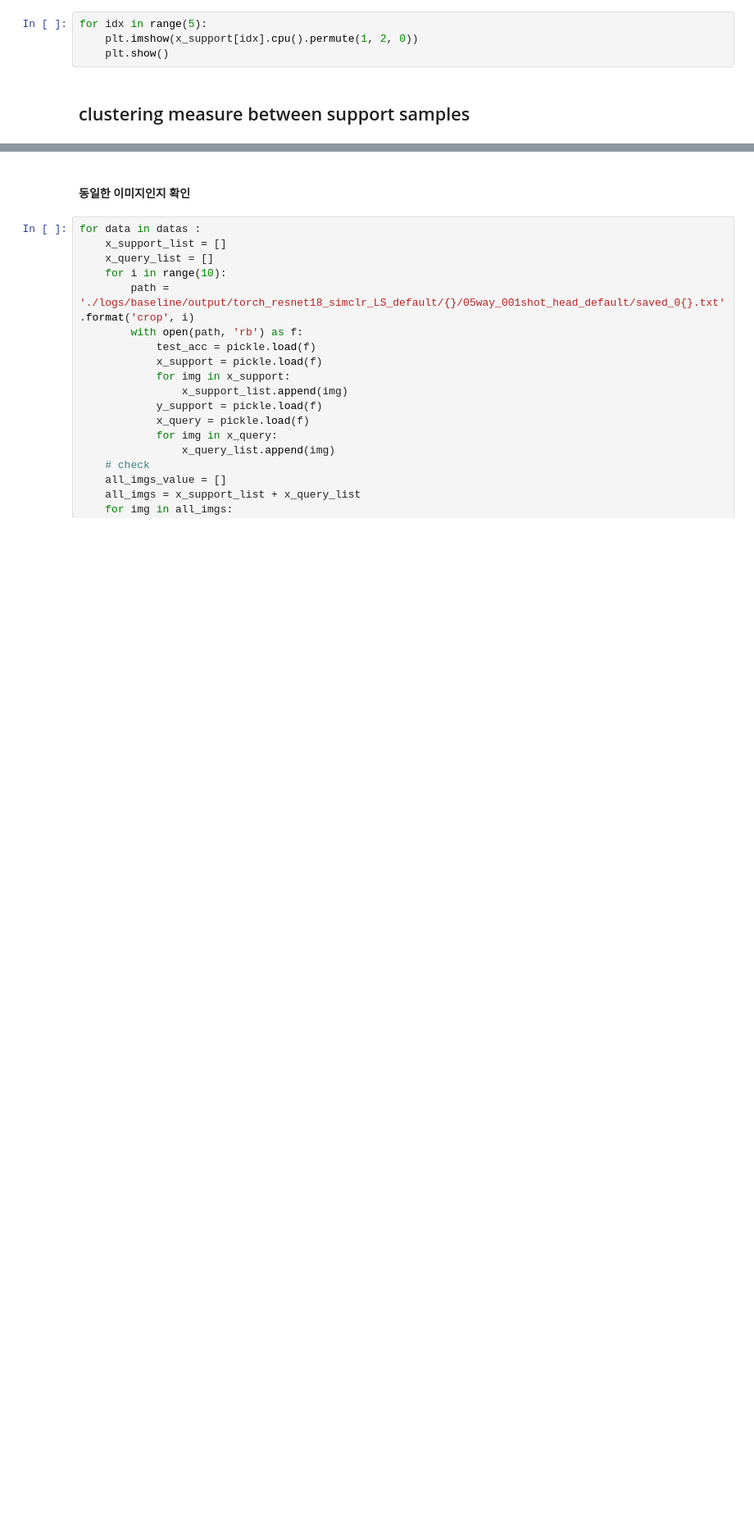
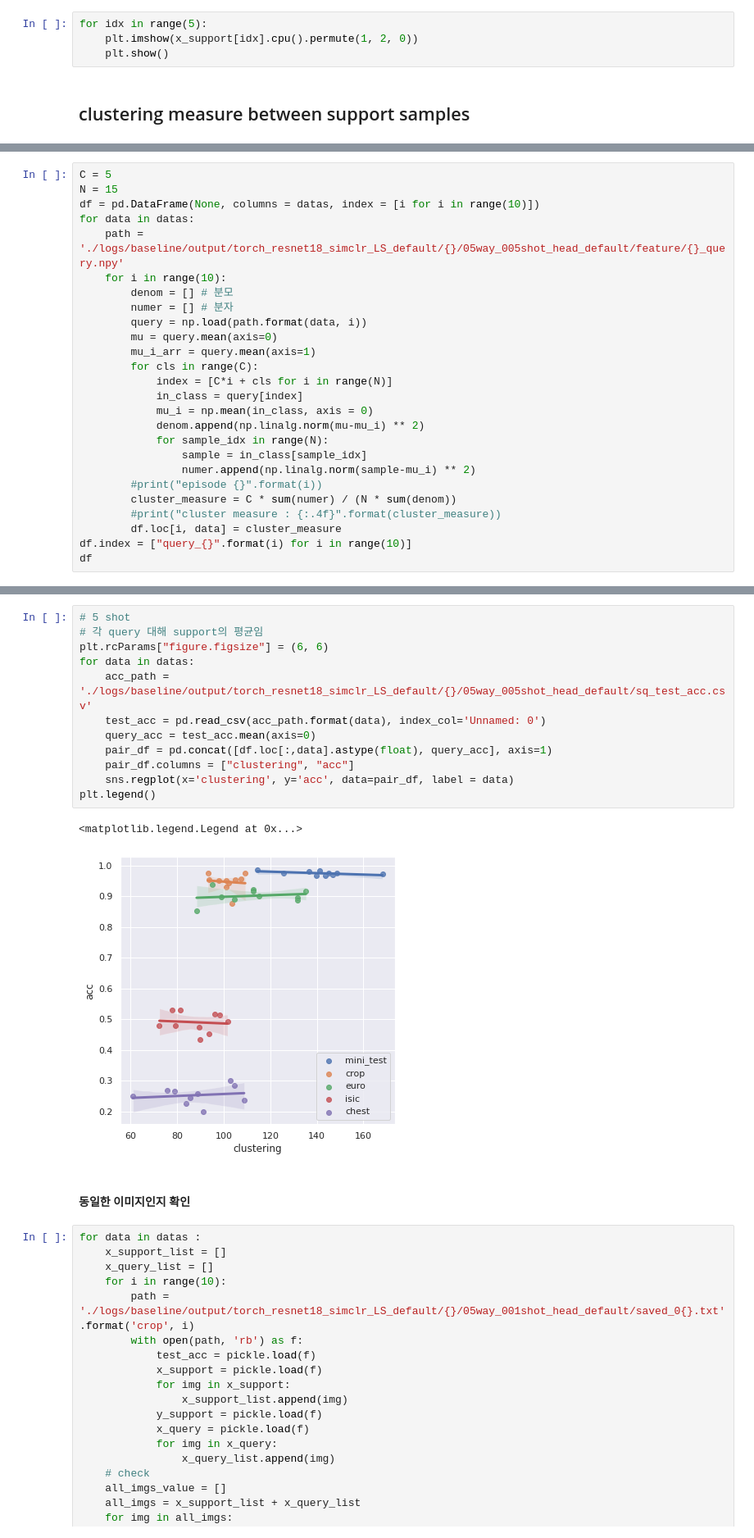
Before and after one commit to kimyuji/Fine-tune-with-Few-Samples, a Jupyter notebook: analysis_support_query.ipynb, the cells around one changed output, grey strips where cells are left out. Shown: that part at 82% size. Saved outputs shown, nothing was run; the diff lists cells and outputs as text; blank space fills up the shorter version.

```diff
--- a/analysis_support_query.ipynb
+++ b/analysis_support_query.ipynb
@@ -152,0 +168,26 @@ df
+# %%
+C = 5
+N = 15
+df = pd.DataFrame(None, columns = datas, index = [i for i in range(10)])
+for data in datas:
+    path = './logs/baseline/output/torch_resnet18_simclr_LS_default/{}/05way_005shot_head_default/feature/{}_query.npy'
+    for i in range(10):
+        denom = [] # 분모
+        numer = [] # 분자
+        query = np.load(path.format(data, i))
+        mu = query.mean(axis=0)
+        mu_i_arr = query.mean(axis=1)
+        for cls in range(C):
+            index = [C*i + cls for i in range(N)]
+            in_class = query[index]
+            mu_i = np.mean(in_class, axis = 0)
+            denom.append(np.linalg.norm(mu-mu_i) ** 2)
+            for sample_idx in range(N):
+                sample = in_class[sample_idx]
+                numer.append(np.linalg.norm(sample-mu_i) ** 2)
+        #print("episode {}".format(i))
+        cluster_measure = C * sum(numer) / (N * sum(denom))
+        #print("cluster measure : {:.4f}".format(cluster_measure))
+        df.loc[i, data] = cluster_measure
+df.index = ["query_{}".format(i) for i in range(10)]
+df
@@ -153,3 +206,18 @@ df
+# %%
+# 5 shot
+# 각 query 대해 support의 평균임
+plt.rcParams["figure.figsize"] = (6, 6)
+for data in datas:
+    acc_path = './logs/baseline/output/torch_resnet18_simclr_LS_default/{}/05way_005shot_head_default/sq_test_acc.csv'
+    test_acc = pd.read_csv(acc_path.format(data), index_col='Unnamed: 0')
+    query_acc = test_acc.mean(axis=0)
+    pair_df = pd.concat([df.loc[:,data].astype(float), query_acc], axis=1)
+    pair_df.columns = ["clustering", "acc"]
+    sns.regplot(x='clustering', y='acc', data=pair_df, label = data)
+plt.legend()
+# %% [output]
+<matplotlib.legend.Legend at 0x...>
+[figure, added]
 # %% [markdown]
 #### 동일한 이미지인지 확인
 # %%
```
Also changed, not shown: parts of 19 cells of this notebook, 2 other files.
